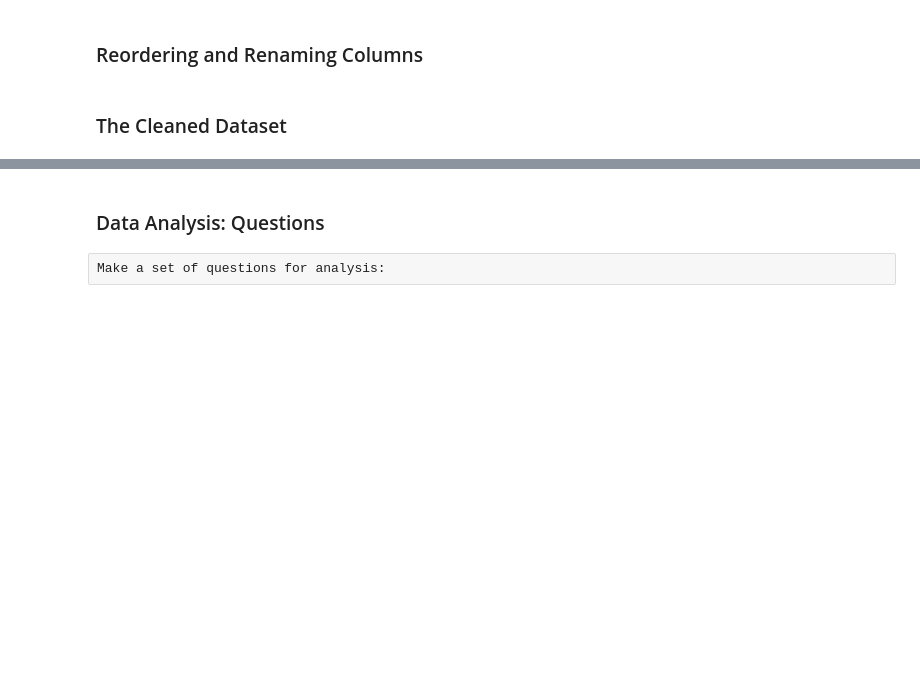
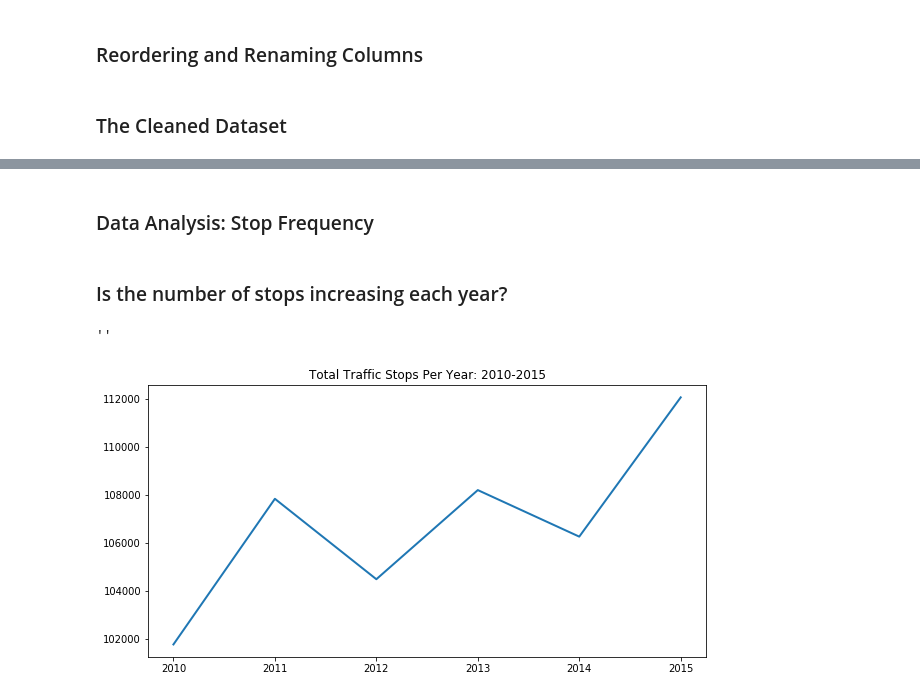
Before and after one commit to macphee227/data-projects, a Jupyter notebook: project_open_policing.ipynb, the cells around one changed output, grey strips where cells are left out. Drawn from its saved outputs; the diff is of its cells as text; code cells hidden in the pictures; blank space fills up the shorter version.

```diff
--- a/project_open_policing.ipynb
+++ b/project_open_policing.ipynb
@@ -154,9 +168,12 @@ mt.loc[mt.vehicle_make.str.contains('MITSU'), 'vehicle_make'] = 'MITSUBISHI'
 # %%
-mt.loc[mt.vehicle_type.str.contains('TRUCK|Truck|truck|PICKUP|Pickup|pickup'), 'vehicle_type'] = 'PICKUP'
-mt.loc[mt.vehicle_type.str.contains('SEDAN|Sedan|sedan'), 'vehicle_type'] = 'SEDAN'
-mt.loc[mt.vehicle_type.str.contains('SPORT UTILITY|Sport Utility|sport utility|UTILITY|Utility|utility'), 'vehicle_type'] = 'SUV'
-mt.loc[mt.vehicle_type.str.contains('VAN|Van|van'), 'vehicle_type'] = 'VAN'
-mt.loc[mt.vehicle_type.str.contains('COUPE|Coupe|coupe'), 'vehicle_type'] = 'COUPE'
-mt.loc[mt.vehicle_type.str.contains('MOTORCYCLE|Motorcycle|motorcycle|MOTORBIKE|Motorbike|motorbike'), 'vehicle_type'] = 'MOTORCYCLE'
-mt.loc[mt.vehicle_type.str.contains('HATCHBACK|Hatchback|hatchback'), 'vehicle_type'] = 'HATCHBACK'
-mt.loc[mt.vehicle_type.str.contains('TRACTOR|Tractor|tractor'), 'vehicle_type'] = 'TRACTOR'
+# cleaning up the vehicle_type column
+mt.loc[mt.vehicle_type.str.lower().str.contains('truck|pickup'), 'vehicle_type'] = 'PICKUP'
+mt.loc[mt.vehicle_type.str.lower().str.contains('sedan'), 'vehicle_type'] = 'SEDAN'
+mt.loc[mt.vehicle_type.str.lower().str.contains('sport utility|utility'), 'vehicle_type'] = 'SUV'
+mt.loc[mt.vehicle_type.str.lower().str.contains('van'), 'vehicle_type'] = 'VAN'
+mt.loc[mt.vehicle_type.str.lower().str.contains('coupe'), 'vehicle_type'] = 'COUPE'
+mt.loc[mt.vehicle_type.str.lower().str.contains('motorcycle|motorbike'), 'vehicle_type'] = 'MOTORCYCLE'
+mt.loc[mt.vehicle_type.str.lower().str.contains('hatchback'), 'vehicle_type'] = 'HATCHBACK'
+mt.loc[mt.vehicle_type.str.lower().str.contains('tractor'), 'vehicle_type'] = 'TRACTOR'
+mt.loc[mt.vehicle_type.str.lower().str.contains('wagon'), 'vehicle_type'] = 'WAGON'
+mt.loc[~(mt.vehicle_type.str.contains('PICKUP|SEDAN|SUV|VAN|COUPE|MOTORCYCLE|HATCHBACK|TRACTOR|WAGON')), 'vehicle_type'] = 'OTHER'
@@ -170 +213,4 @@ mt.loc[~(mt.reason_for_stop.str.contains('Speeding|Moving Violation|License/Regi
+# %%
+# creating a boolean column to distinguish if the traffic stop ended in a DUI/Drug violation
+mt['drug_dui_stop'] = (mt.violation.str.contains('DUI', regex=False) | mt.violation.str.contains('DRUGS', regex=False))
 # %%
@@ -174,11 +223,12 @@ mt['num_violations'] = mt.violation.apply(lambda x: len(x))
 <a id='section5'></a>
 ### Reordering and Renaming Columns
 # %%
+# reordering the columns for readability
 new_col_order = [
     'stop_datetime',
     'subject_age',
+    'subject_age_group',
     'subject_sex',
-    'vehicle_make',
     'vehicle_type',
     'vehicle_year',
     'reason_for_stop',
@@ -189,13 +239,16 @@ new_col_order = [
     'citation_issued',
     'arrest_made',
     'frisk_performed',
-    'search_conducted'
+    'search_conducted',
+    'drug_dui_stop'
 ]
 
 mt = mt[new_col_order]
 # %%
+# renaming some columns for readability/my personal preference
 column_mapper = {
     'subject_age': 'driver_age',
+    'subject_age_group': 'driver_age_group',
     'subject_sex': 'driver_gender',
     'vehicle_make': 'vehicle_brand',
     'reason_for_stop': 'stop_reason'
@@ -221,5 +281,16 @@ print('{:.2f}% of the original dataset remains after data cleaning.'.format((mt.
 # %% [markdown]
 <a id='section7'></a>
-### Data Analysis: Questions
+### Data Analysis: Stop Frequency
-# %% [raw]
-Make a set of questions for analysis:
+# %% [markdown]
+### Is the number of stops increasing each year?
+# %%
+# using 2010-2015 to answer the first question. The data for 2009 and 2016 is incomplete
+# because data collection only began at the end of 2009 and 2016 is not finished yet
+mt_2009_2015 = mt[mt.stop_datetime.dt.year.isin([2010, 2011, 2012, 2013, 2014, 2015])].copy()
+fig, ax = plt.subplots(figsize=(10,5))
+mt_2009_2015.stop_datetime.dt.year.value_counts().sort_index().plot(linewidth=2)
+plt.title('Total Traffic Stops Per Year: 2010-2015')
+;
+# %% [output]
+''
+[figure, added]
```
Also changed, not shown: parts of 44 cells of this notebook.
